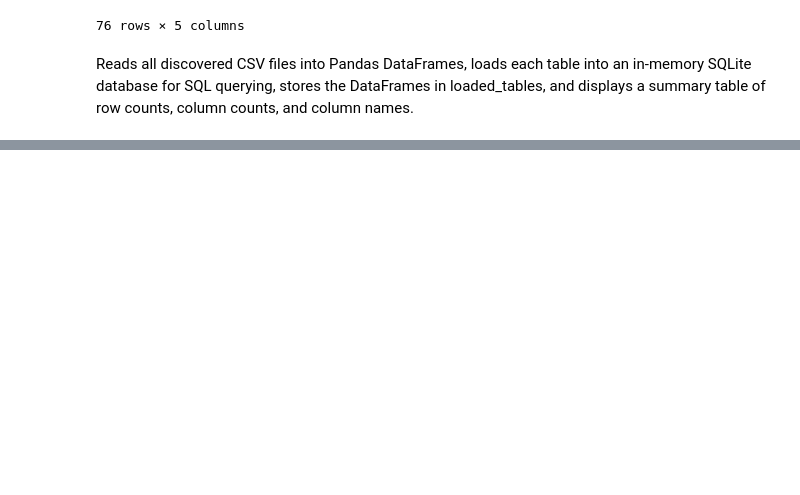
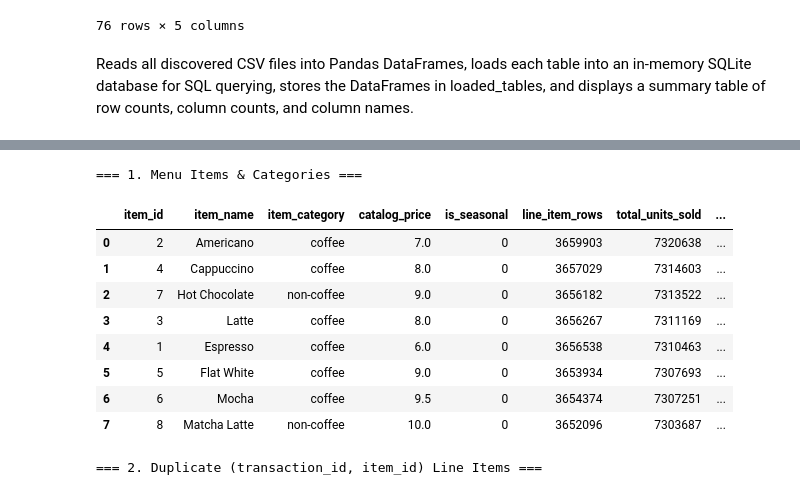
Before and after one commit to ShaunCipher/Jusgado_data-mining-capstone, a Jupyter notebook: notebooks/capstone_analysis.ipynb, the cells around one changed output, grey strips where cells are left out. Saved outputs shown, nothing was run; the diff lists cells and outputs as text; code cells hidden in the pictures; blank space fills up the shorter version.

```diff
--- a/notebooks/capstone_analysis.ipynb
+++ b/notebooks/capstone_analysis.ipynb
@@ -170,0 +855,80 @@ Reads all discovered CSV files into Pandas DataFrames, loads each table into an
+# %%
+import pandas as pd
+
+print("=== 1. Menu Items & Categories ===")
+menu_summary_df = pd.read_sql_query(
+    """
+    SELECT
+        item_id,
+        item_name,
+        item_category,
+        catalog_price,
+        is_seasonal,
+        COUNT(*) AS line_item_rows,
+        SUM(quantity) AS total_units_sold,
+        ROUND(SUM(line_subtotal), 2) AS total_gross_subtotal
+    FROM vw_order_items_enriched
+    GROUP BY item_id, item_name, item_category, catalog_price, is_seasonal
+    ORDER BY total_units_sold DESC;
+    """,
+    conn,
+)
+display(menu_summary_df)
+
+print("\n=== 2. Duplicate (transaction_id, item_id) Line Items ===")
+dup_lines_df = pd.read_sql_query(
+    """
+    SELECT
+        COUNT(*) AS duplicate_tx_item_pairs,
+        SUM(line_count - 1) AS extra_rows_from_split_lines
+    FROM (
+        SELECT
+            transaction_id,
+            item_id,
+            COUNT(*) AS line_count
+        FROM vw_order_items_enriched
+        GROUP BY transaction_id, item_id
+        HAVING COUNT(*) > 1
+    );
+    """,
+    conn,
+)
+display(dup_lines_df)
+
+print("\n=== 3. Store & Payment Channel Coverage ===")
+store_summary_df = pd.read_sql_query(
+    """
+    SELECT
+        store_id,
+        store_name,
+        store_state,
+        COUNT(DISTINCT transaction_id) AS transactions_count,
+        COUNT(*) AS line_items_count,
+        ROUND(SUM(tx_final_amount), 2) AS sum_tx_final_amount
+    FROM (
+        SELECT DISTINCT
+            transaction_id,
+            store_id,
+            store_name,
+            store_state,
+            tx_final_amount
+        FROM vw_order_items_enriched
+    )
+    GROUP BY store_id, store_name, store_state
+    ORDER BY transactions_count DESC;
+    """,
+    conn,
+)
+display(store_summary_df)
+# %% [output]
+=== 1. Menu Items & Categories ===
+|  | item_id | item_name | item_category | catalog_price | is_seasonal | line_item_rows | total_units_sold | ... |
+| 0 | 2 | Americano | coffee | 7.0 | 0 | 3659903 | 7320638 | ... |
+| 1 | 4 | Cappuccino | coffee | 8.0 | 0 | 3657029 | 7314603 | ... |
+| 2 | 7 | Hot Chocolate | non-coffee | 9.0 | 0 | 3656182 | 7313522 | ... |
+| 3 | 3 | Latte | coffee | 8.0 | 0 | 3656267 | 7311169 | ... |
+| 4 | 1 | Espresso | coffee | 6.0 | 0 | 3656538 | 7310463 | ... |
+| 5 | 5 | Flat White | coffee | 9.0 | 0 | 3653934 | 7307693 | ... |
+| 6 | 6 | Mocha | coffee | 9.5 | 0 | 3654374 | 7307251 | ... |
+| 7 | 8 | Matcha Latte | non-coffee | 10.0 | 0 | 3652096 | 7303687 | ... |
+=== 2. Duplicate (transaction_id, item_id) Line Items ===
```
Also changed, not shown: parts of 51 cells of this notebook.
